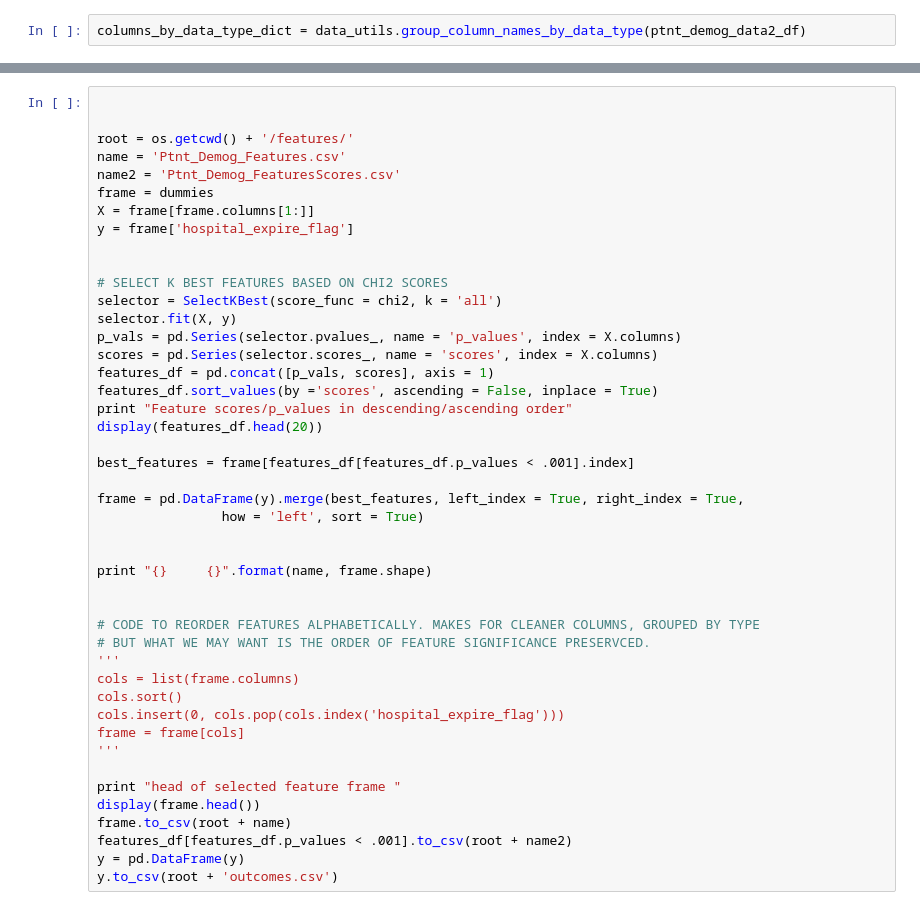
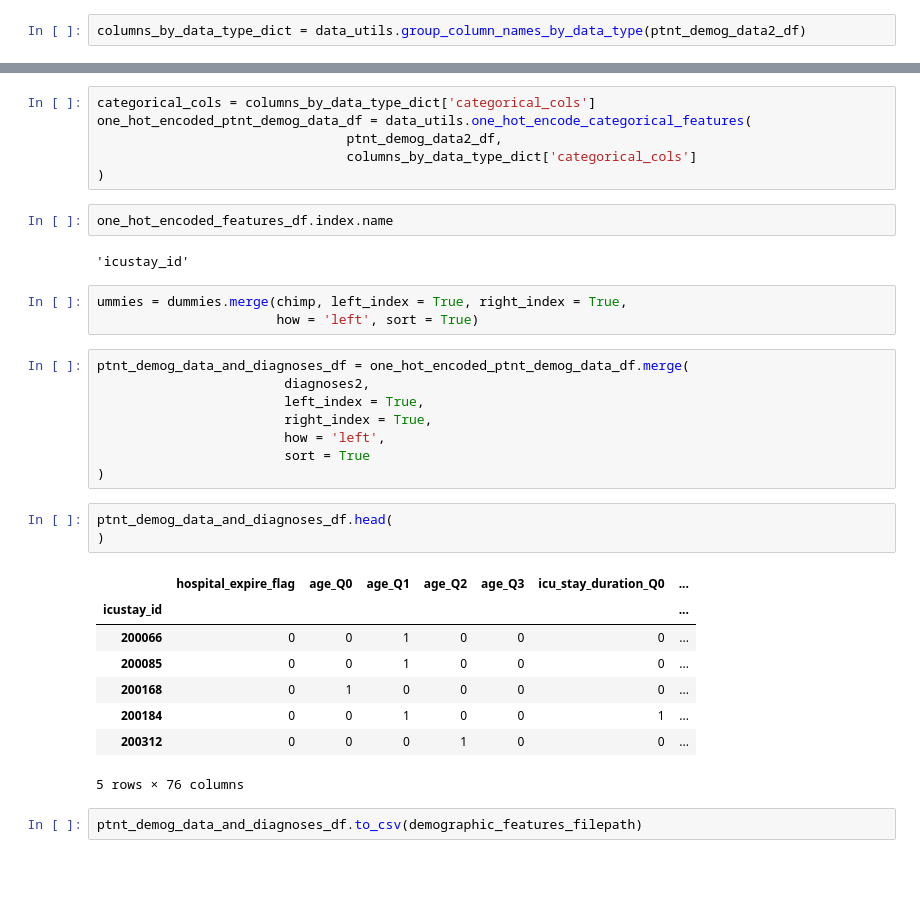
Before and after one commit to RJBeetel3/icu-data-exploration, a Jupyter notebook: icu_mortality_prediction/icu_mortality_prediction/notebooks/PATIENT_DEMOGRAPHICS_FIRST24.ipynb, the cells around one changed output, grey strips where cells are left out. Saved outputs shown, nothing was run; the diff lists cells and outputs as text; blank space fills up the shorter version.

```diff
--- a/icu_mortality_prediction/icu_mortality_prediction/notebooks/PATIENT_DEMOGRAPHICS_FIRST24.ipynb
+++ b/icu_mortality_prediction/icu_mortality_prediction/notebooks/PATIENT_DEMOGRAPHICS_FIRST24.ipynb
@@ -462,45 +338,35 @@ diags_df[diags_df.columns[1:]][diags_df['hospital_expire_flag']==0].sum().plot.b
-# %%
-
-
-root = os.getcwd() + '/features/'
-name = 'Ptnt_Demog_Features.csv'
-name2 = 'Ptnt_Demog_FeaturesScores.csv'
-frame = dummies
-X = frame[frame.columns[1:]]
-y = frame['hospital_expire_flag']
-
-
-# SELECT K BEST FEATURES BASED ON CHI2 SCORES
-selector = SelectKBest(score_func = chi2, k = 'all')
-selector.fit(X, y)
-p_vals = pd.Series(selector.pvalues_, name = 'p_values', index = X.columns)
-scores = pd.Series(selector.scores_, name = 'scores', index = X.columns)
-features_df = pd.concat([p_vals, scores], axis = 1)
-features_df.sort_values(by ='scores', ascending = False, inplace = True)
-print "Feature scores/p_values in descending/ascending order"
-display(features_df.head(20))
-
-best_features = frame[features_df[features_df.p_values < .001].index]
-
-frame = pd.DataFrame(y).merge(best_features, left_index = True, right_index = True,
-                how = 'left', sort = True)
-
-
-print "{}     {}".format(name, frame.shape)
-
-
-# CODE TO REORDER FEATURES ALPHABETICALLY. MAKES FOR CLEANER COLUMNS, GROUPED BY TYPE
-# BUT WHAT WE MAY WANT IS THE ORDER OF FEATURE SIGNIFICANCE PRESERVCED.
-'''
-cols = list(frame.columns)
-cols.sort()
-cols.insert(0, cols.pop(cols.index('hospital_expire_flag')))
-frame = frame[cols]
-'''
-
-print "head of selected feature frame "
-display(frame.head())
-frame.to_csv(root + name)
-features_df[features_df.p_values < .001].to_csv(root + name2)
-y = pd.DataFrame(y)
-y.to_csv(root + 'outcomes.csv')
+# %%
+categorical_cols = columns_by_data_type_dict['categorical_cols']
+one_hot_encoded_ptnt_demog_data_df = data_utils.one_hot_encode_categorical_features(
+                                ptnt_demog_data2_df,
+                                columns_by_data_type_dict['categorical_cols']
+)
+# %%
+one_hot_encoded_features_df.index.name
+# %% [output]
+'icustay_id'
+# %%
+ummies = dummies.merge(chimp, left_index = True, right_index = True,
+                       how = 'left', sort = True)
+# %%
+ptnt_demog_data_and_diagnoses_df = one_hot_encoded_ptnt_demog_data_df.merge(
+                        diagnoses2,
+                        left_index = True,
+                        right_index = True,
+                        how = 'left',
+                        sort = True
+)
+# %%
+ptnt_demog_data_and_diagnoses_df.head(
+)
+# %% [output]
+|  | hospital_expire_flag | age_Q0 | age_Q1 | age_Q2 | age_Q3 | icu_stay_duration_Q0 | ... |
+| icustay_id |  |  |  |  |  |  | ... |
+| 200066 | 0 | 0 | 1 | 0 | 0 | 0 | ... |
+| 200085 | 0 | 0 | 1 | 0 | 0 | 0 | ... |
+| 200168 | 0 | 1 | 0 | 0 | 0 | 0 | ... |
+| 200184 | 0 | 0 | 1 | 0 | 0 | 1 | ... |
+| 200312 | 0 | 0 | 0 | 1 | 0 | 0 | ... |
+5 rows × 76 columns
+# %%
+ptnt_demog_data_and_diagnoses_df.to_csv(demographic_features_filepath)
```
Also changed, not shown: parts of 26 cells of this notebook.
